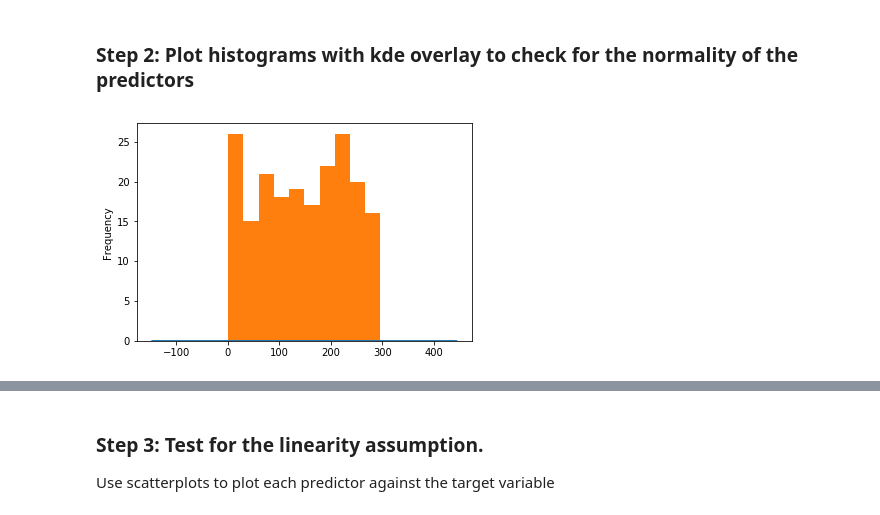
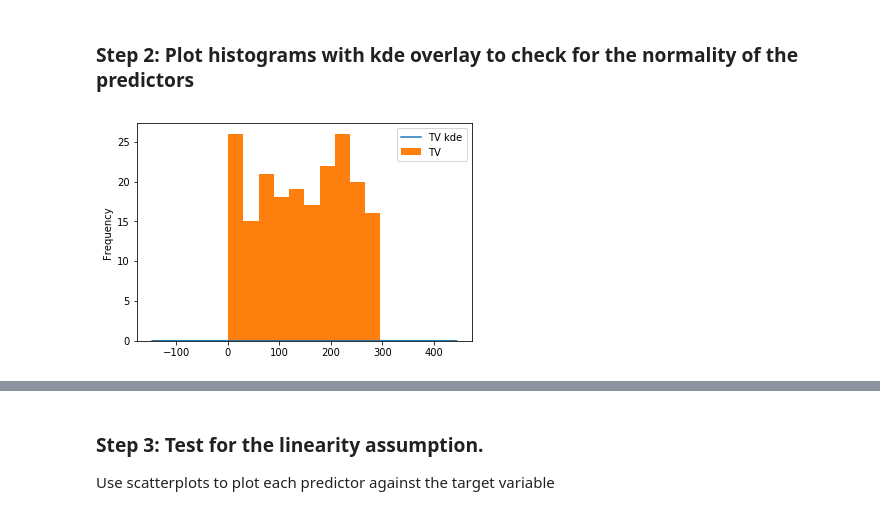
Before and after one commit to kayschulz/dsc-01-10-13-regression-statsmodels-lab-seattle-ds-career-040119, a Jupyter notebook: index.ipynb, the cells around one changed output, grey strips where cells are left out. Drawn from its saved outputs; the diff is of its cells as text; code cells hidden in the pictures.

```diff
--- a/index.ipynb
+++ b/index.ipynb
@@ -72,18 +72,19 @@ adverts_df.describe()
 # For all the variables, check if they hold normality assumption
 import seaborn as sns
 # %%
-adverts_df['TV'].plot.kde(label)
+adverts_df['TV'].plot.kde(label='TV kde')
 adverts_df['TV'].plot.hist()
+plt.legend()
 plt.show()
 
 
 # for column in data:
 #     data[column].plot.hist(normed=True, label = column+' histogram')
 #     data[column].plot.kde(label =column+' kde')
 #     plt.legend()
 #     plt.show()
 # %% [output]
-[figure, old version]
+[figure, new version]
 # %%
 # Record your observations on normality here
 # %% [markdown]
```
